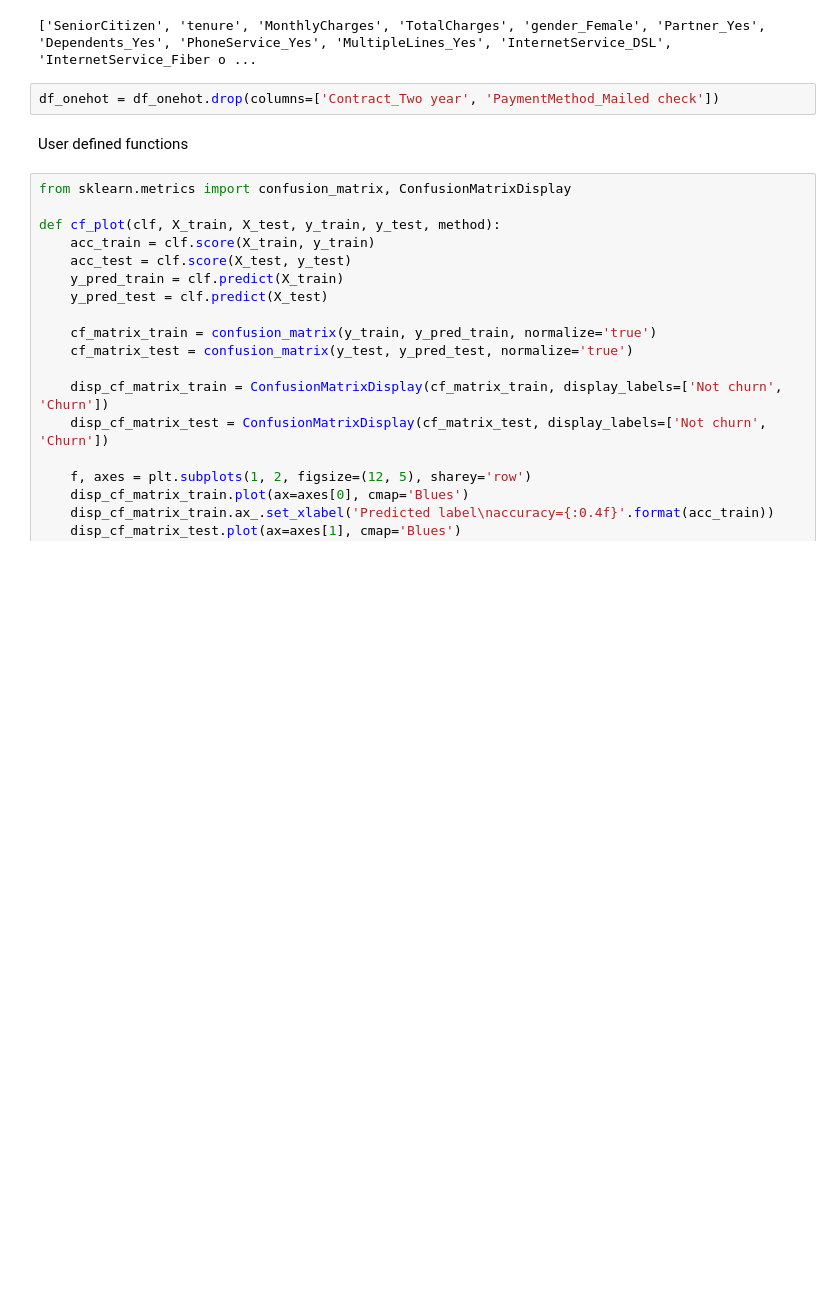
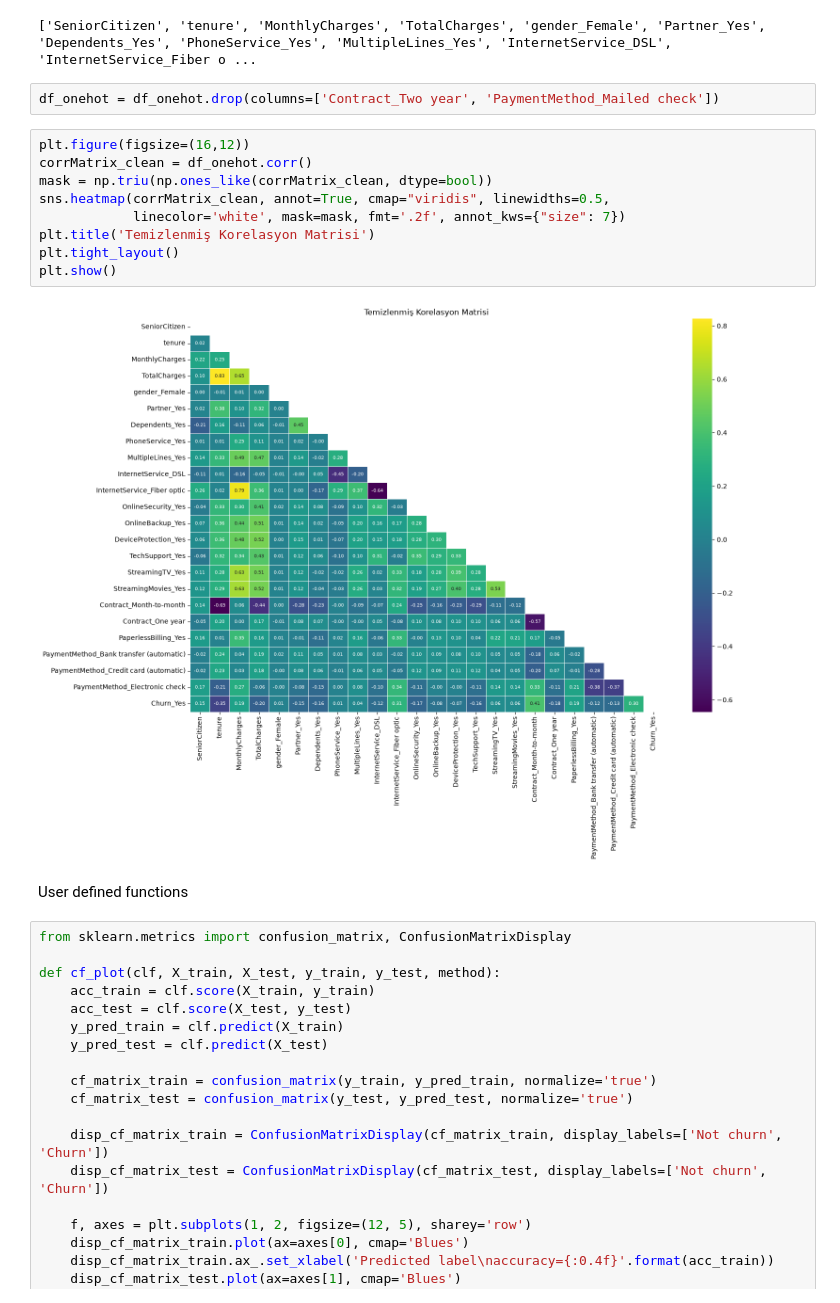
Before and after one commit to sezginesra-blip/Telco-Customer-Churn, a Jupyter notebook: eda-machine_learning.ipynb, the cells around one changed output. Drawn from its saved outputs; the diff is of its cells as text; blank space fills up the shorter version.

```diff
--- a/eda-machine_learning.ipynb
+++ b/eda-machine_learning.ipynb
@@ -349,6 +349,17 @@ print(df_onehot.columns.tolist())
 ['SeniorCitizen', 'tenure', 'MonthlyCharges', 'TotalCharges', 'gender_Female', 'Partner_Yes', 'Dependents_Yes', 'PhoneService_Yes', 'MultipleLines_Yes', 'InternetService_DSL', 'InternetService_Fiber o ...
 # %%
 df_onehot = df_onehot.drop(columns=['Contract_Two year', 'PaymentMethod_Mailed check'])
+# %%
+plt.figure(figsize=(16,12))
+corrMatrix_clean = df_onehot.corr()
+mask = np.triu(np.ones_like(corrMatrix_clean, dtype=bool))
+sns.heatmap(corrMatrix_clean, annot=True, cmap="viridis", linewidths=0.5,
+            linecolor='white', mask=mask, fmt='.2f', annot_kws={"size": 7})
+plt.title('Temizlenmiş Korelasyon Matrisi')
+plt.tight_layout()
+plt.show()
+# %% [output]
+[figure, added]
 # %% [markdown]
 User defined functions
 # %%
```
Also changed, not shown: parts of 1 cell of this notebook.
